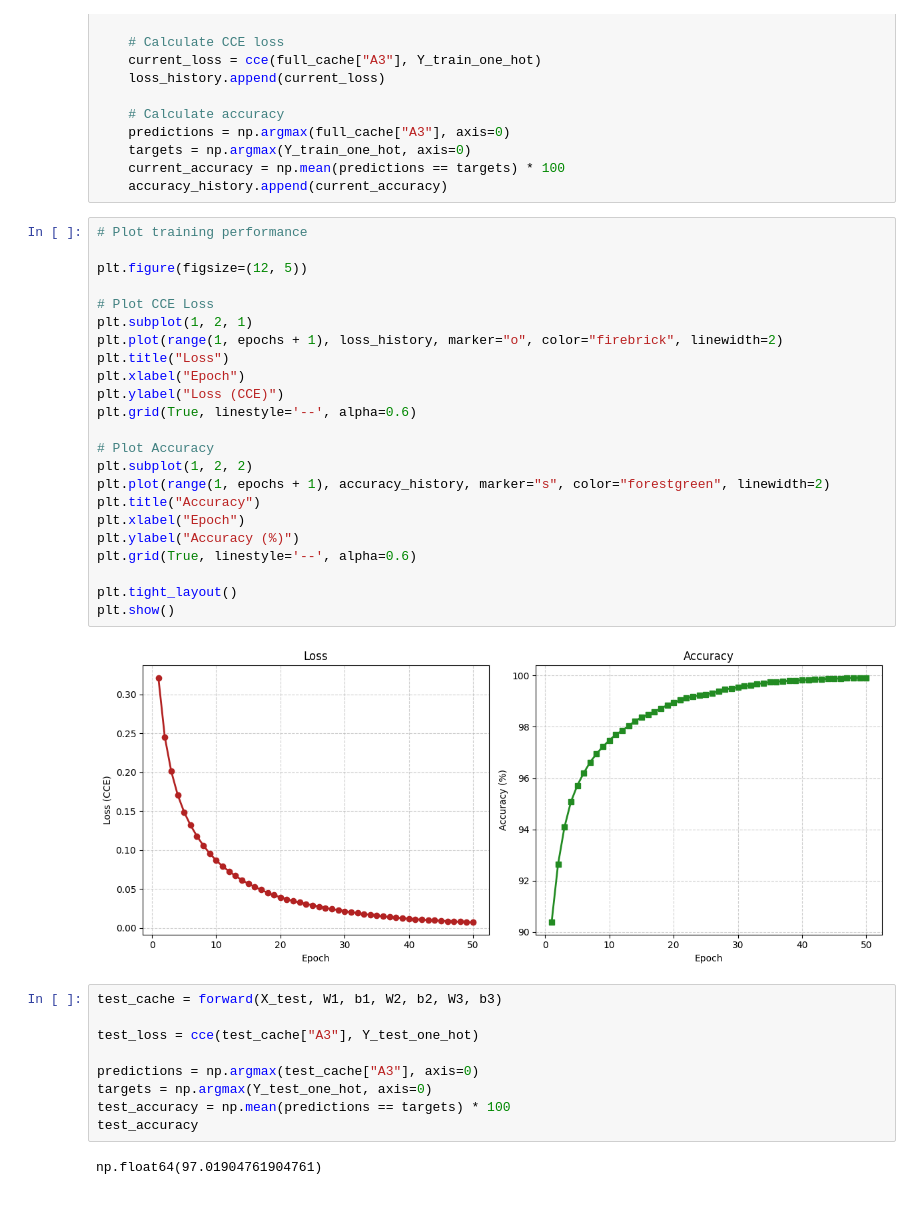
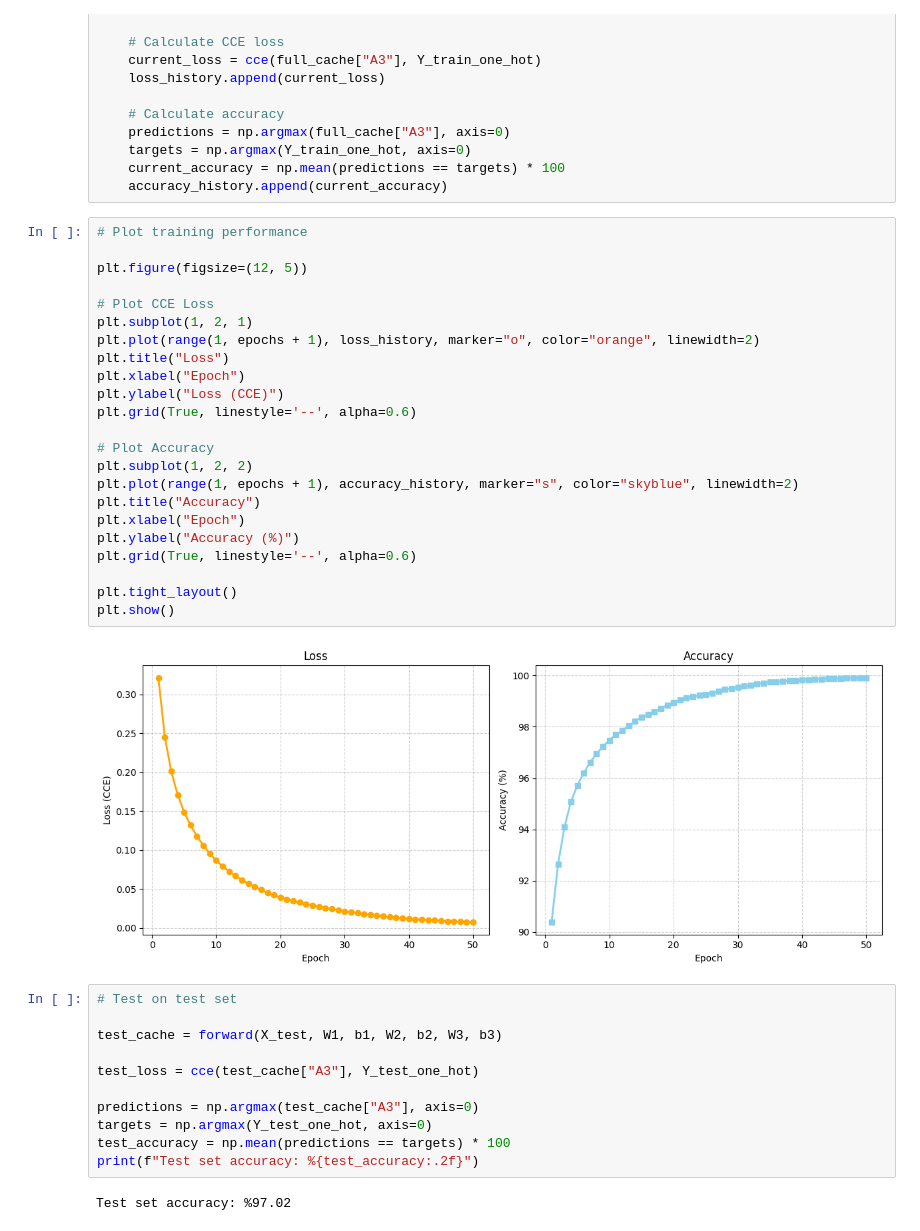
Before and after one commit to sebastianbrubaker/mlp_from_scratch, a Jupyter notebook: notebook.ipynb, the cells around one changed output. Saved outputs shown, nothing was run; the diff lists cells and outputs as text.

```diff
--- a/notebook.ipynb
+++ b/notebook.ipynb
@@ -372,29 +359,31 @@ for epoch in tqdm(range(epochs)):
 # %%
 # Plot training performance
 
 plt.figure(figsize=(12, 5))
 
 # Plot CCE Loss
 plt.subplot(1, 2, 1)
-plt.plot(range(1, epochs + 1), loss_history, marker="o", color="firebrick", linewidth=2)
+plt.plot(range(1, epochs + 1), loss_history, marker="o", color="orange", linewidth=2)
 plt.title("Loss")
 plt.xlabel("Epoch")
 plt.ylabel("Loss (CCE)")
 plt.grid(True, linestyle='--', alpha=0.6)
 
 # Plot Accuracy
 plt.subplot(1, 2, 2)
-plt.plot(range(1, epochs + 1), accuracy_history, marker="s", color="forestgreen", linewidth=2)
+plt.plot(range(1, epochs + 1), accuracy_history, marker="s", color="skyblue", linewidth=2)
 plt.title("Accuracy")
 plt.xlabel("Epoch")
 plt.ylabel("Accuracy (%)")
 plt.grid(True, linestyle='--', alpha=0.6)
 
 plt.tight_layout()
 plt.show()
 # %% [output]
-[figure, old version]
+[figure, new version]
 # %%
+# Test on test set
+
 test_cache = forward(X_test, W1, b1, W2, b2, W3, b3)
 
 test_loss = cce(test_cache["A3"], Y_test_one_hot)
@@ -402,6 +391,6 @@ test_loss = cce(test_cache["A3"], Y_test_one_hot)
 predictions = np.argmax(test_cache["A3"], axis=0)
 targets = np.argmax(Y_test_one_hot, axis=0)
 test_accuracy = np.mean(predictions == targets) * 100
-test_accuracy
+print(f"Test set accuracy: %{test_accuracy:.2f}")
 # %% [output]
-np.float64(97.01904761904761)
+Test set accuracy: %97.02
```
Also changed, not shown: parts of 9 cells of this notebook, 1 other file.
